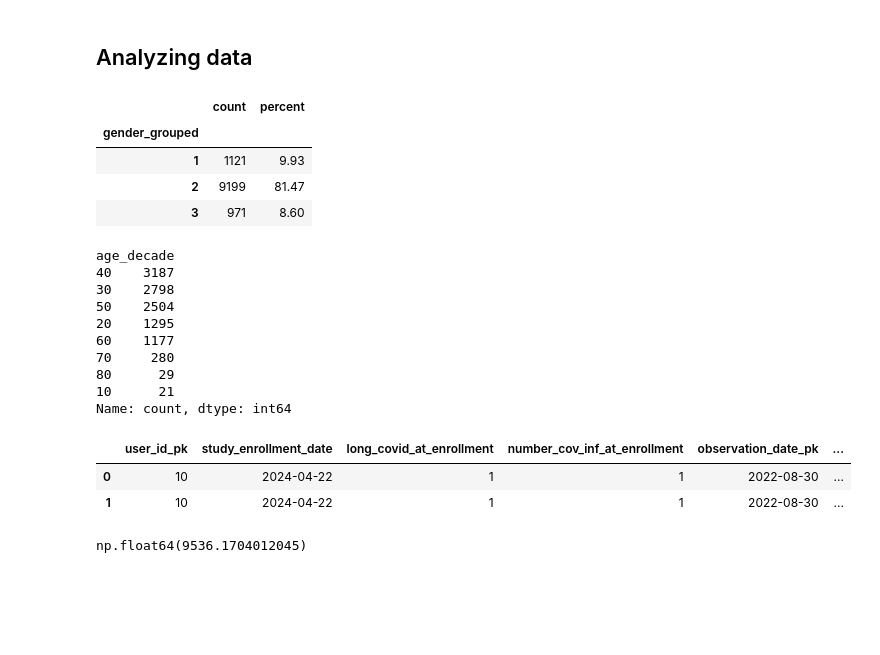
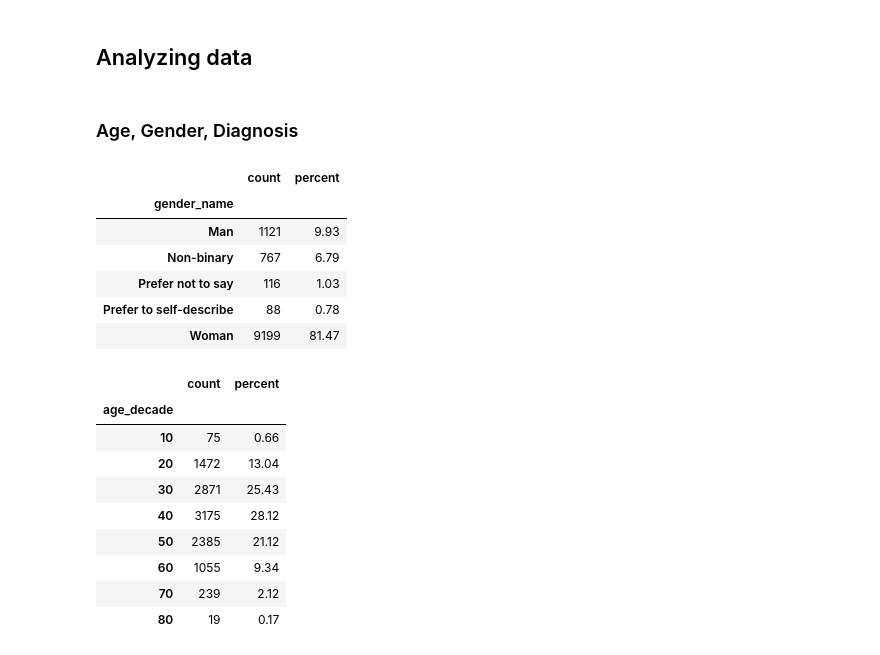
Before and after one commit to rmr284/Reinfections_Visible, a Jupyter notebook: data_preprocessing_final.ipynb, the cells around one changed output. Saved outputs shown, nothing was run; the diff lists cells and outputs as text; code cells hidden in the pictures; blank space fills up the shorter version.

```diff
--- a/data_preprocessing_final.ipynb
+++ b/data_preprocessing_final.ipynb
@@ -1935,3 +2089,5 @@ final_df_std.to_csv('std_data_for_model_'+data_label+'.csv', index=False)
 final_df_no_std.to_csv('nonstd_data_for_model_'+data_label+'.csv', index=False)
 # %% [markdown]
 ## Analyzing data
+# %% [markdown]
+### Age, Gender, Diagnosis
@@ -1938,61 +2096,61 @@ final_df_no_std.to_csv('nonstd_data_for_model_'+data_label+'.csv', index=False)
 # %%
-user_stats = plrc_df.merge(user_info[['user_id_pk', 'year_of_birth', 'gender_id']], how='left', on=['user_id_pk'])
+user_stats = plrc_df.merge(user_demographics[['user_id_pk', 'year_of_birth', 'gender_name', 'me_cfs', 'other_illness']],
+how='left', on=['user_id_pk']).merge(combined_df[['user_id_pk', 'long_covid']].drop_duplicates(), how='left', on='user_id_pk')
 user_stats = user_stats[user_stats['user_id_pk'].isin(combined_df['user_id_pk'])]
 # %%
 # Distribution of genders
-user_stats[['user_id_pk', 'gender_id']].drop_duplicates()['gender_id'].value_counts()
-gender_table = user_stats[['user_id_pk', 'gender_id']].drop_duplicates().copy()
+gender_table = user_stats[['user_id_pk', 'gender_name']].drop_duplicates().copy()
 
-# collapse 3,4,5 → 3
-gender_table['gender_grouped'] = gender_table['gender_id'].replace({4: 3, 5: 3})
+# # collapse 3,4,5 → 3
+# gender_table['gender_grouped'] = gender_table['gender_id'].replace({4: 3, 5: 3})
 
 # counts
-counts = gender_table['gender_grouped'].value_counts().sort_index()
+counts = gender_table['gender_name'].value_counts().sort_index()
 
 # percentages
 percentages = counts / counts.sum() * 100
 
 # final table
 gender_result = pd.DataFrame({
     'count': counts,
     'percent': percentages.round(2)
 })
 
 gender_result
 # %% [output]
 |  | count | percent |
-| gender_grouped |  |  |
-| 1 | 1121 | 9.93 |
-| 2 | 9199 | 81.47 |
-| 3 | 971 | 8.60 |
+| gender_name |  |  |
+| Man | 1121 | 9.93 |
+| Non-binary | 767 | 6.79 |
+| Prefer not to say | 116 | 1.03 |
+| Prefer to self-describe | 88 | 0.78 |
+| Woman | 9199 | 81.47 |
 # %%
 # Distribution of ages
-current_year = datetime.now().year
+year_of_analysis = 2025
 
 user_stats_2 = user_stats[['user_id_pk', 'year_of_birth']].drop_duplicates()
-user_stats_2['age_decade'] = user_stats_2['year_of_birth'].apply(lambda x: math.floor((current_year-x)/10)*10)
+user_stats_2['age_decade'] = user_stats_2['year_of_birth'].apply(lambda x: math.floor((year_of_analysis-x)/10)*10)
+
+counts_age = user_stats_2['age_decade'].value_counts().sort_index()
+percentages_age = counts_age / counts_age.sum() * 100
 user_stats_2['age_decade'].value_counts()
+
+# final table
+age_result = pd.DataFrame({
+    'count': counts_age,
+    'percent': percentages_age.round(2)
+})
+
+age_result
 # %% [output]
-age_decade
-40    3187
-30    2798
-50    2504
-20    1295
-60    1177
-70     280
-80      29
-10      21
-Name: count, dtype: int64
+|  | count | percent |
+| age_decade |  |  |
+| 10 | 75 | 0.66 |
+| 20 | 1472 | 13.04 |
+| 30 | 2871 | 25.43 |
+| 40 | 3175 | 28.12 |
+| 50 | 2385 | 21.12 |
+| 60 | 1055 | 9.34 |
+| 70 | 239 | 2.12 |
+| 80 | 19 | 0.17 |
-# %%
-combined_df.head(2)
-# %% [output]
-|  | user_id_pk | study_enrollment_date | long_covid_at_enrollment | number_cov_inf_at_enrollment | observation_date_pk | ... |
-| 0 | 10 | 2024-04-22 | 1 | 1 | 2022-08-30 | ... |
-| 1 | 10 | 2024-04-22 | 1 | 1 | 2022-08-30 | ... |
-# %%
-# Average total logs (over users)
-
-combined_df.groupby(['user_id_pk'], as_index=False).agg(
-    num_logs=('observation_value','count'), num_days_logged=('observation_date_pk','nunique'))['num_logs'].mean()
-# %% [output]
-np.float64(9536.1704012045)
```
Also changed, not shown: parts of 39 cells of this notebook.
